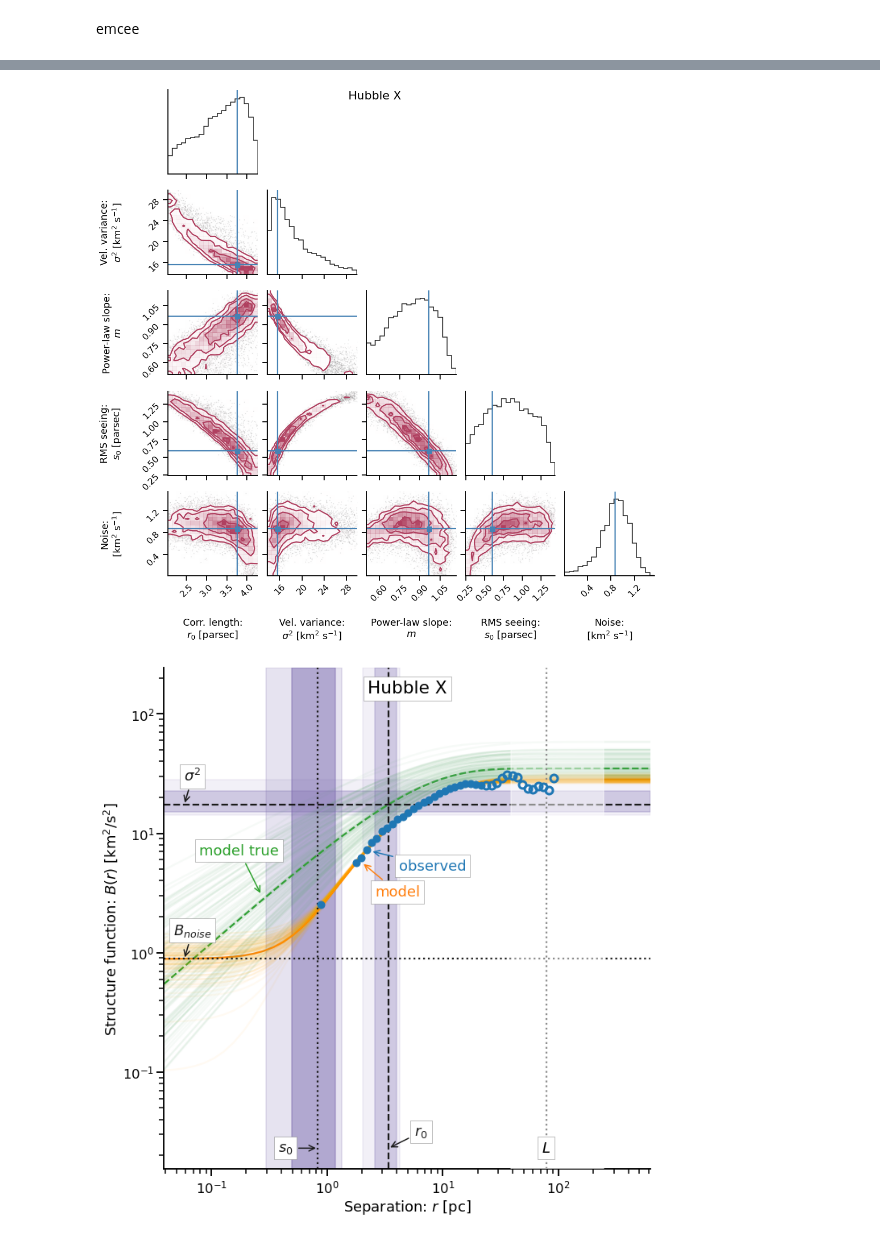
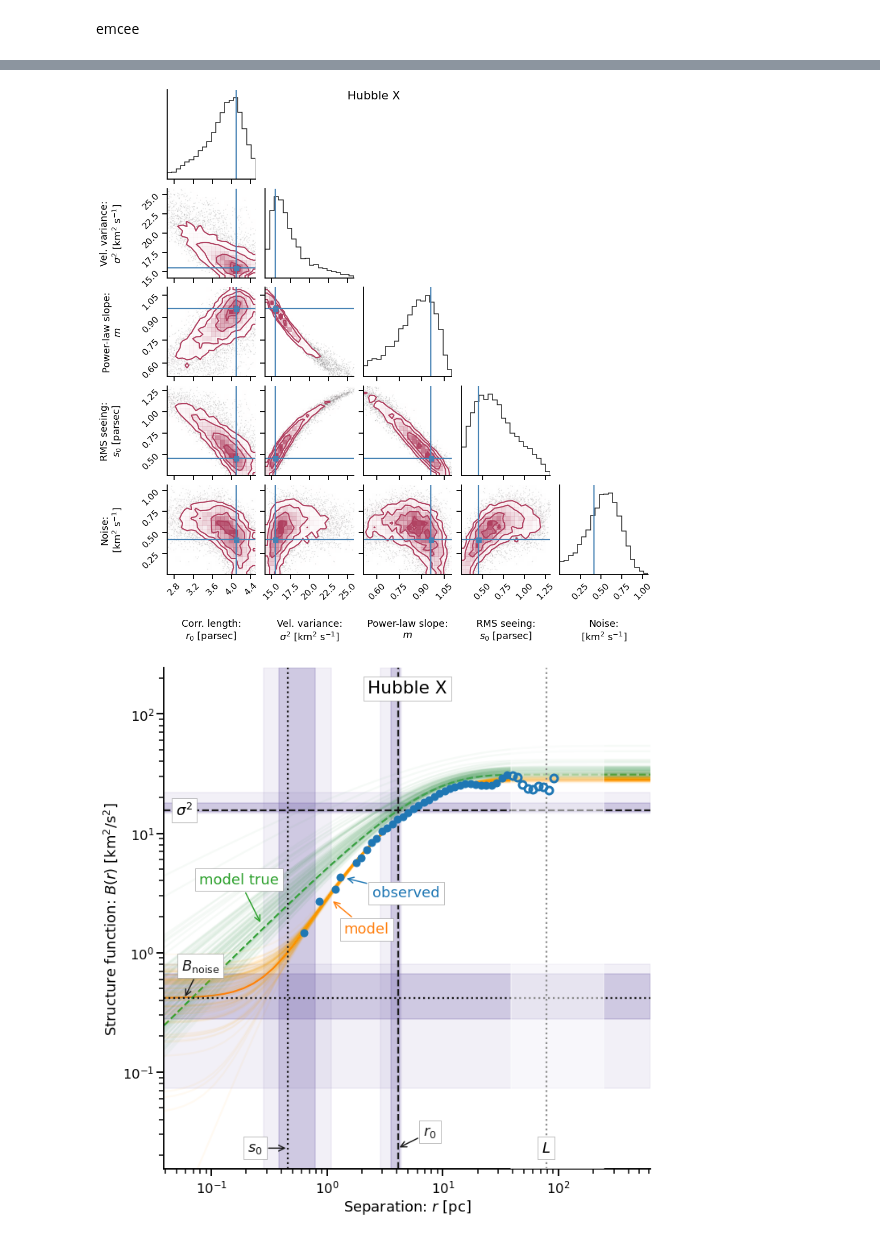
Before and after one commit to JavGVastro/PhD.Paper, a Jupyter notebook: CIHX.ipynb, the cells around one changed output, grey strips where cells are left out. Saved outputs shown, nothing was run; the diff lists cells and outputs as text; code cells hidden in the pictures.

Commit message:
Improve Hubble X fit
Do not combine the small-separation points. Also, make some small
modifications to the weights

```diff
--- a/CIHX.ipynb
+++ b/CIHX.ipynb
@@ -73,12 +81,12 @@ pd.DataFrame(model.param_hints)
 | vary | NaN | NaN | NaN | NaN | NaN | False |
 # %%
-relative_uncertainty = 0.035
+relative_uncertainty = 0.025
 weights = 1.0 / (relative_uncertainty * B)
-large_scale = r > 0.275 * box_size
+large_scale = r > 0.2 * box_size
 weights[large_scale] /= 3.0
-#weights[:3] /= 3.0
+weights[:5] /= 3.0
 # %%
-to_fit = ~large_scale
+to_fit = r <= 0.5 * box_size
 result = model.fit(B[to_fit], weights=weights[to_fit], r=r[to_fit])
 # %%
 result
@@ -149,14 +159,20 @@ sns.despine();
 # %% [markdown]
 emcee
 # %%
-emcee_kws = dict(steps=5000, burn=500, thin=50, is_weighted=True,
-                 progress=False, workers=16)
+emcee_kws = dict(
+    steps=5000, burn=500, thin=50, is_weighted=True, progress=False, workers=16
+)
 emcee_params = result.params.copy()
 # emcee_params.add('__lnsigma', value=np.log(0.1), min=np.log(0.001), max=np.log(2.0))
 # %%
 result_emcee = model.fit(
-    data=B[to_fit], r=r[to_fit], weights=weights[to_fit], params=emcee_params, method='emcee',
-    nan_policy='omit', fit_kws=emcee_kws,
+    data=B[to_fit],
+    r=r[to_fit],
+    weights=weights[to_fit],
+    params=emcee_params,
+    method="emcee",
+    nan_policy="omit",
+    fit_kws=emcee_kws,
 )
 # %% [output]
 The chain is shorter than 50 times the integrated autocorrelation time for 5 parameter(s). Use this estimate with caution and run a longer chain!
@@ -212,11 +228,15 @@ if hasattr(result_emcee, "acor"):
         except IndexError:
             pass
 # %%
-bplot.corner_plot(result_emcee, result, name, data, data_ranges=[0.95, 0.99, 0.995, 0.995, 0.999]);
+bplot.corner_plot(
+    result_emcee, result, name, data, data_ranges=[0.95, 0.99, 0.995, 0.995, 0.999]
+)
 # %% [output]
-[figure, old version]
+[figure, new version]
 # %%
-bplot.strucfunc_plot(result_emcee, r, B, to_fit, name, data, box_size, large_scale)
+bplot.strucfunc_plot(
+    result_emcee, result, r, B, to_fit, name, data, box_size, large_scale
+)
 # %% [output]
-[figure, old version]
+[figure, new version]
 # %%
```
Also changed, not shown: parts of 21 cells of this notebook, 3 other files.
